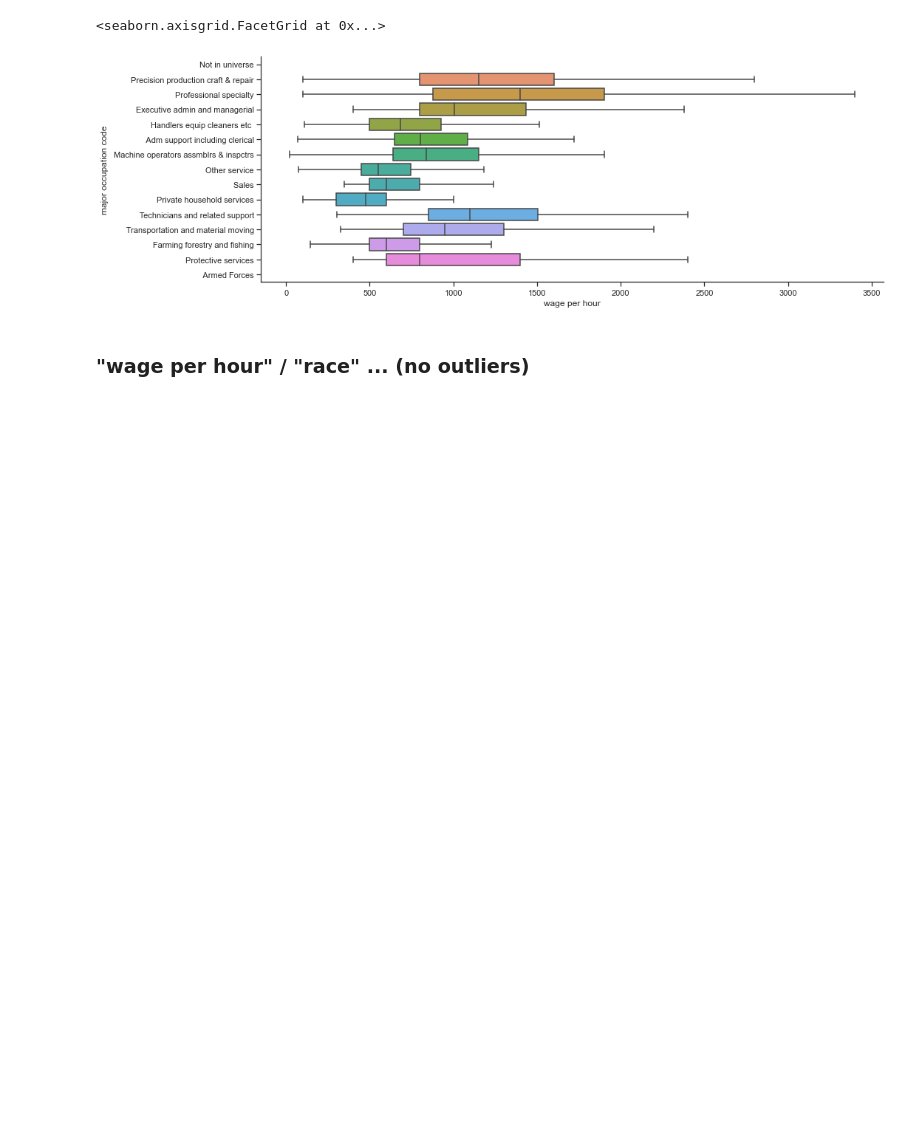
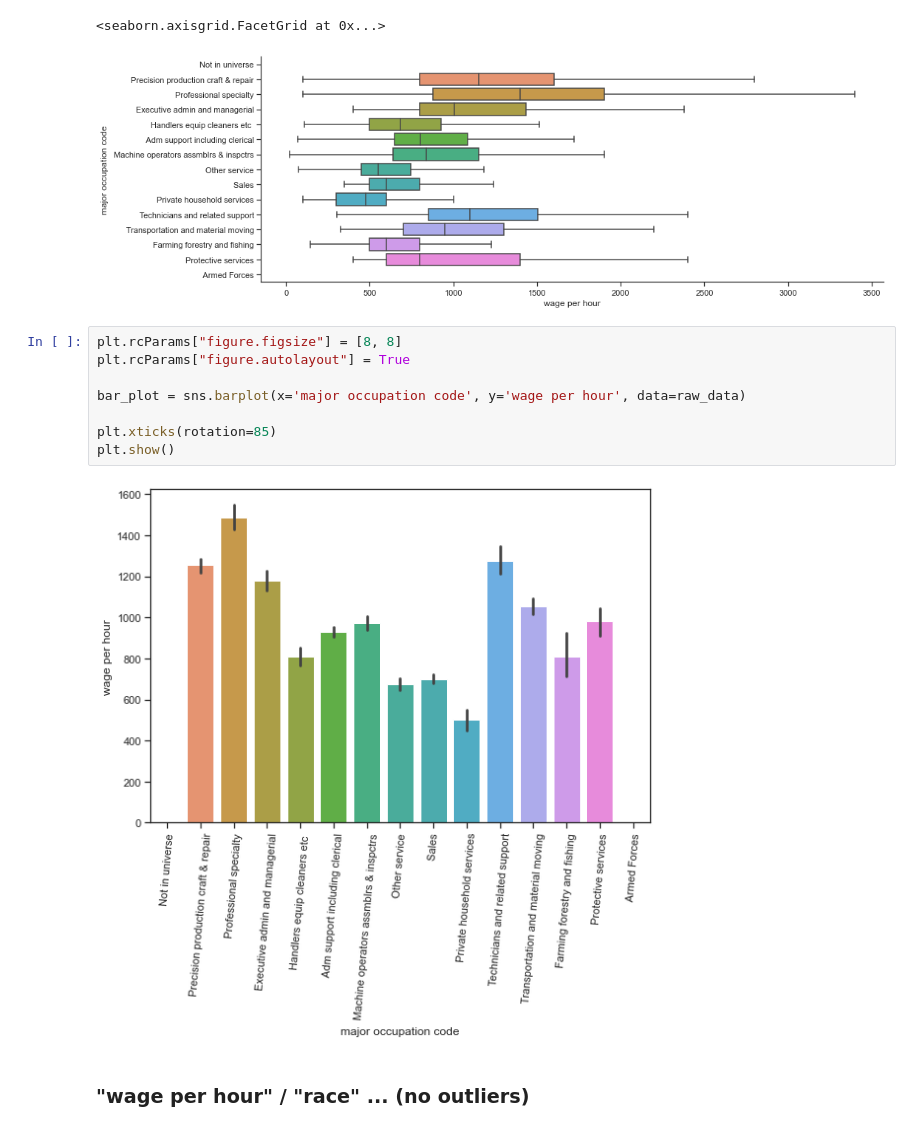
Before and after one commit to ThomasBrue/first-assignment-data-science, a Jupyter notebook: censusIncome.ipynb, the cells around one changed output. Saved outputs shown, nothing was run; the diff lists cells and outputs as text; blank space fills up the shorter version.

```diff
--- a/censusIncome.ipynb
+++ b/censusIncome.ipynb
@@ -148,6 +148,16 @@ sns.catplot(x="wage per hour", y="major occupation code", kind="box", data=raw_d
 # %% [output]
 <seaborn.axisgrid.FacetGrid at 0x...>
 [figure]
+# %%
+plt.rcParams["figure.figsize"] = [8, 8]
+plt.rcParams["figure.autolayout"] = True
+
+bar_plot = sns.barplot(x='major occupation code', y='wage per hour', data=raw_data)
+
+plt.xticks(rotation=85)
+plt.show()
+# %% [output]
+[figure, added]
 # %% [markdown]
 ### "wage per hour" / "race" ... (no outliers)
 # %%
```
Also changed, not shown: parts of 19 cells of this notebook.
